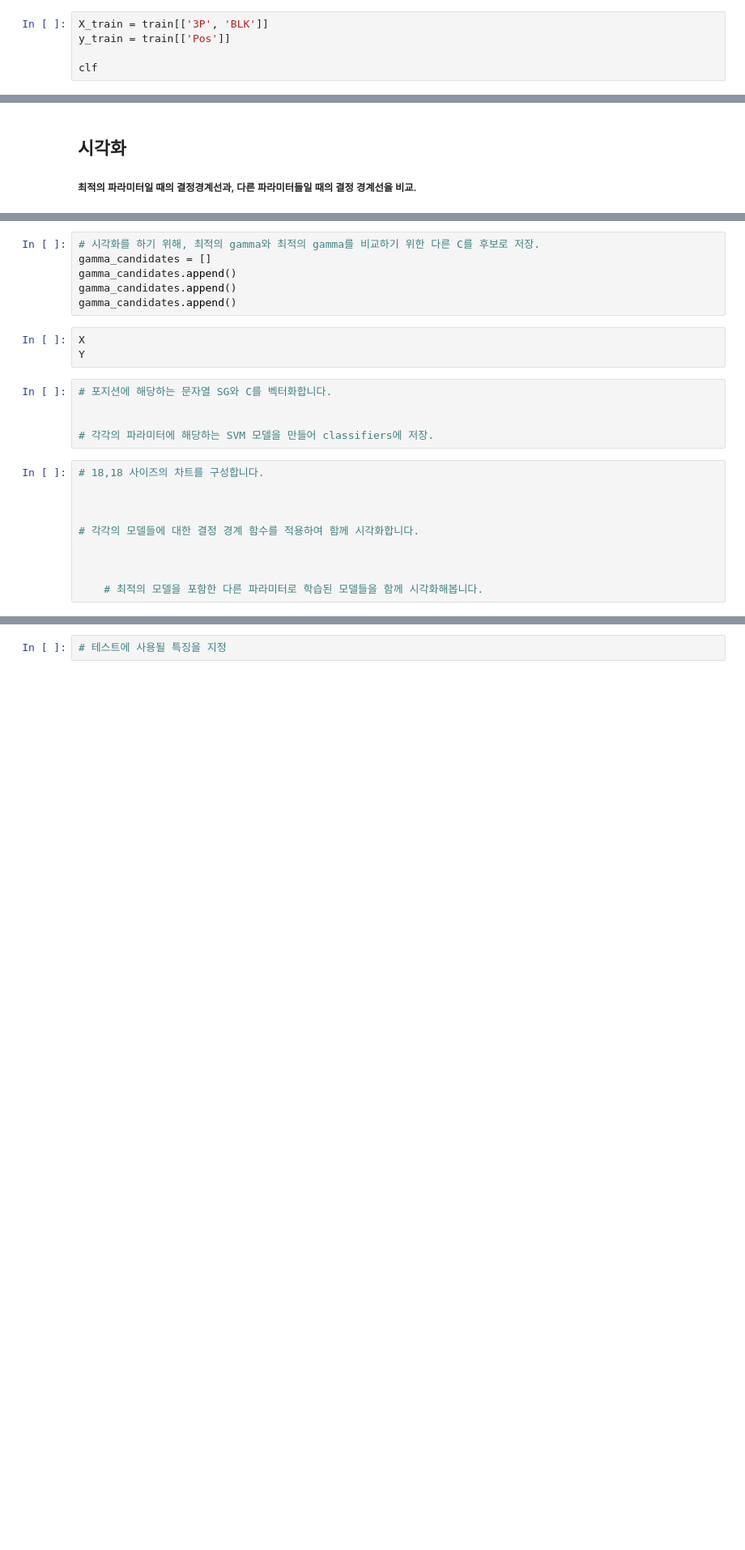
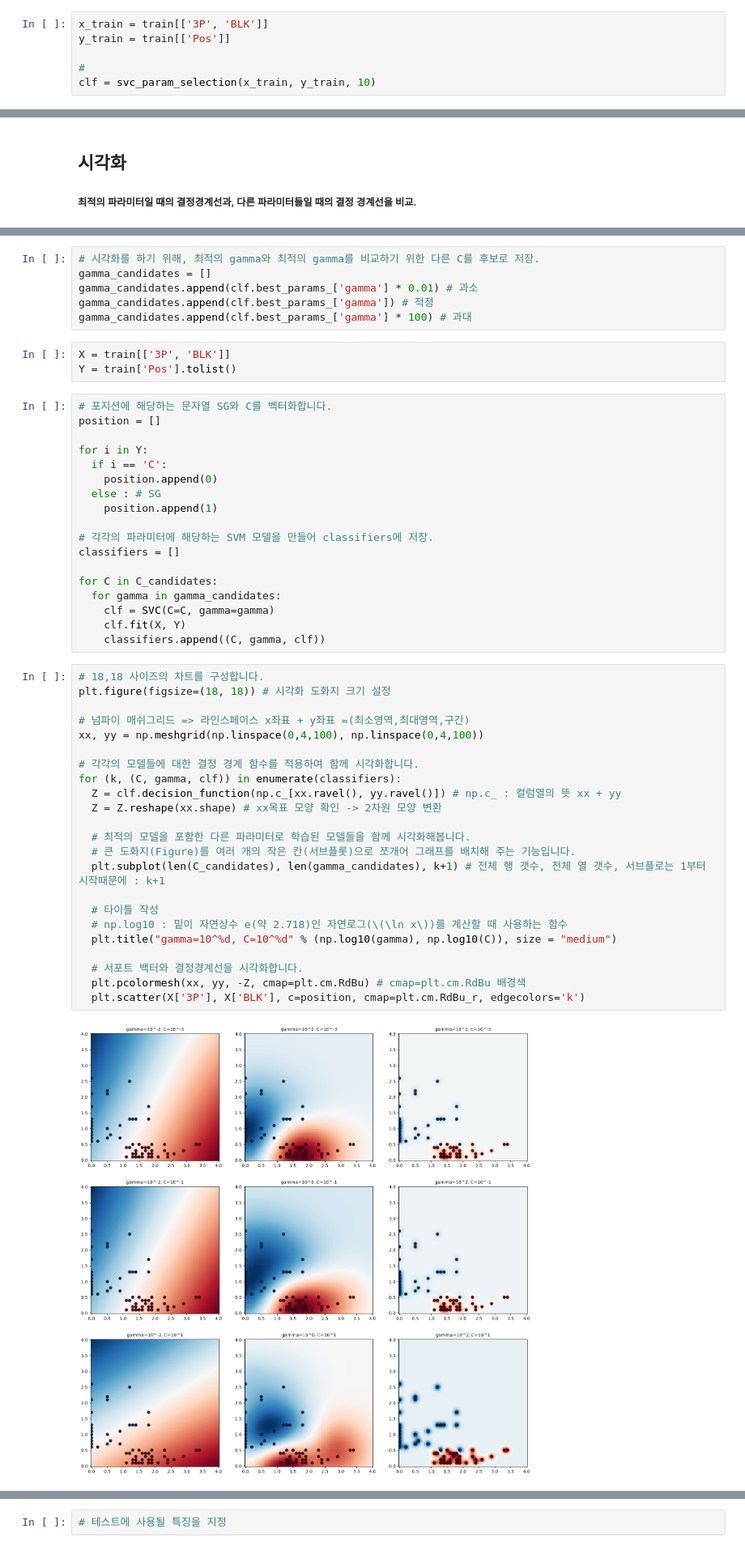
Before and after one commit to hyun5739975/Machine-Deep-Learning, a Jupyter notebook: ch03_SVM.ipynb, the cells around one changed output, grey strips where cells are left out. Shown at 81% size. Cells and saved outputs as stored; diff of their text form; blank space fills up the shorter version.

```diff
--- a/ch03_SVM.ipynb
+++ b/ch03_SVM.ipynb
@@ -34,5 +67,6 @@ def svc_param_selection(X, y, nfolds):
 # %%
-X_train = train[['3P', 'BLK']]
+x_train = train[['3P', 'BLK']]
 y_train = train[['Pos']]
 
-clf
+#
+clf = svc_param_selection(x_train, y_train, 10)
@@ -48,27 +84,55 @@ C_candidates.append()
 # %%
 # 시각화를 하기 위해, 최적의 gamma와 최적의 gamma를 비교하기 위한 다른 C를 후보로 저장.
 gamma_candidates = []
-gamma_candidates.append()
-gamma_candidates.append()
-gamma_candidates.append()
+gamma_candidates.append(clf.best_params_['gamma'] * 0.01) # 과소
+gamma_candidates.append(clf.best_params_['gamma']) # 적정
+gamma_candidates.append(clf.best_params_['gamma'] * 100) # 과대
 # %%
-X
-Y
+X = train[['3P', 'BLK']]
+Y = train['Pos'].tolist()
 # %%
 # 포지션에 해당하는 문자열 SG와 C를 벡터화합니다.
+position = []
 
+for i in Y:
+  if i == 'C':
+    position.append(0)
+  else : # SG
+    position.append(1)
 
 # 각각의 파라미터에 해당하는 SVM 모델을 만들어 classifiers에 저장.
+classifiers = []
+
+for C in C_candidates:
+  for gamma in gamma_candidates:
+    clf = SVC(C=C, gamma=gamma)
+    clf.fit(X, Y)
+    classifiers.append((C, gamma, clf))
 # %%
 # 18,18 사이즈의 차트를 구성합니다.
+plt.figure(figsize=(18, 18)) # 시각화 도화지 크기 설정
 
-
+# 넘파이 매쉬그리드 => 라인스페이스 x좌표 + y좌표 =(최소영역,최대영역,구간)
+xx, yy = np.meshgrid(np.linspace(0,4,100), np.linspace(0,4,100))
 
 # 각각의 모델들에 대한 결정 경계 함수를 적용하여 함께 시각화합니다.
+for (k, (C, gamma, clf)) in enumerate(classifiers):
+  Z = clf.decision_function(np.c_[xx.ravel(), yy.ravel()]) # np.c_ : 컬럼열의 뜻 xx + yy
+  Z = Z.reshape(xx.shape) # xx목표 모양 확인 -> 2차원 모양 변환
 
+  # 최적의 모델을 포함한 다른 파라미터로 학습된 모델들을 함께 시각화해봅니다.
+  # 큰 도화지(Figure)를 여러 개의 작은 칸(서브플롯)으로 쪼개어 그래프를 배치해 주는 기능입니다.
+  plt.subplot(len(C_candidates), len(gamma_candidates), k+1) # 전체 행 갯수, 전체 열 갯수, 서브플로는 1부터 시작때문에 : k+1
 
+  # 타이틀 작성
+  # np.log10 : 밑이 자연상수 e(약 2.718)인 자연로그(\(\ln x\))를 계산할 때 사용하는 함수
+  plt.title("gamma=10^%d, C=10^%d" % (np.log10(gamma), np.log10(C)), size = "medium")
 
-    # 최적의 모델을 포함한 다른 파라미터로 학습된 모델들을 함께 시각화해봅니다.
+  # 서포트 백터와 결정경계선을 시각화합니다.
+  plt.pcolormesh(xx, yy, -Z, cmap=plt.cm.RdBu) # cmap=plt.cm.RdBu 배경색
+  plt.scatter(X['3P'], X['BLK'], c=position, cmap=plt.cm.RdBu_r, edgecolors='k')
+# %% [output]
+[figure, added]
 # %% [markdown]
 ## 테스트
 ##### sklearn의 gridsearchcv로 얻어진 최적의 파라미터로 학습된 clf를 이용하여, 테스트를 진행
```
Also changed, not shown: parts of 5 cells of this notebook, 6 other files.
